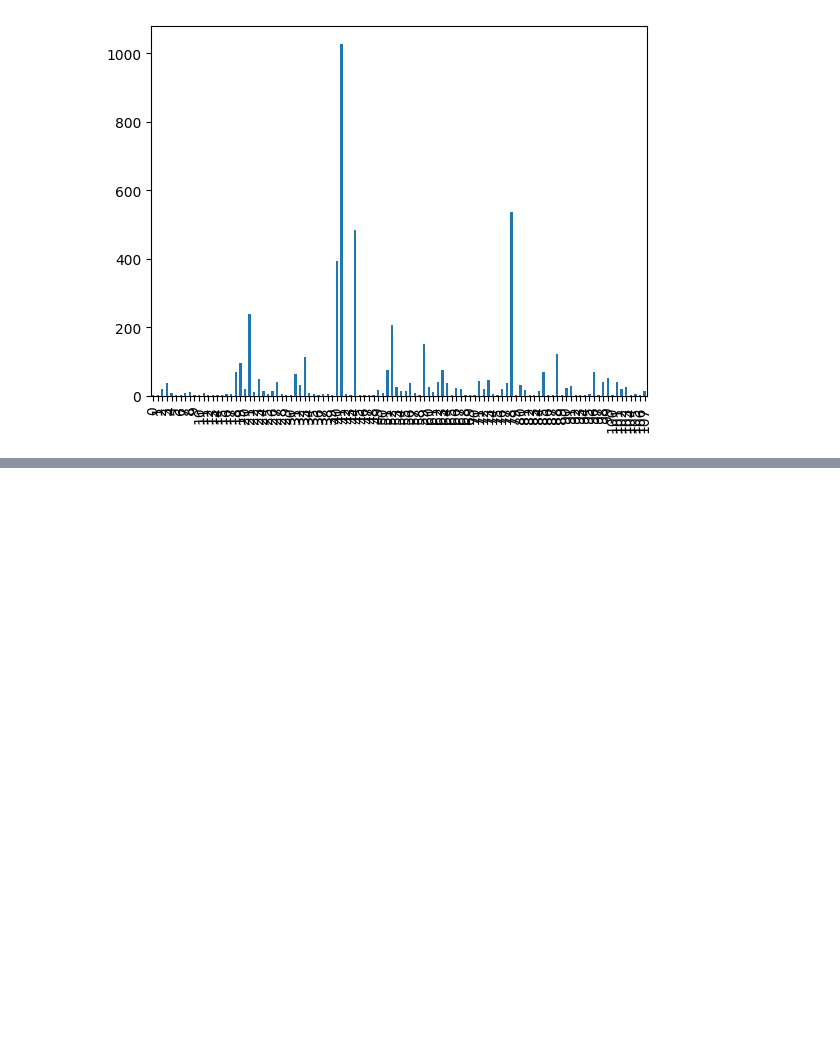
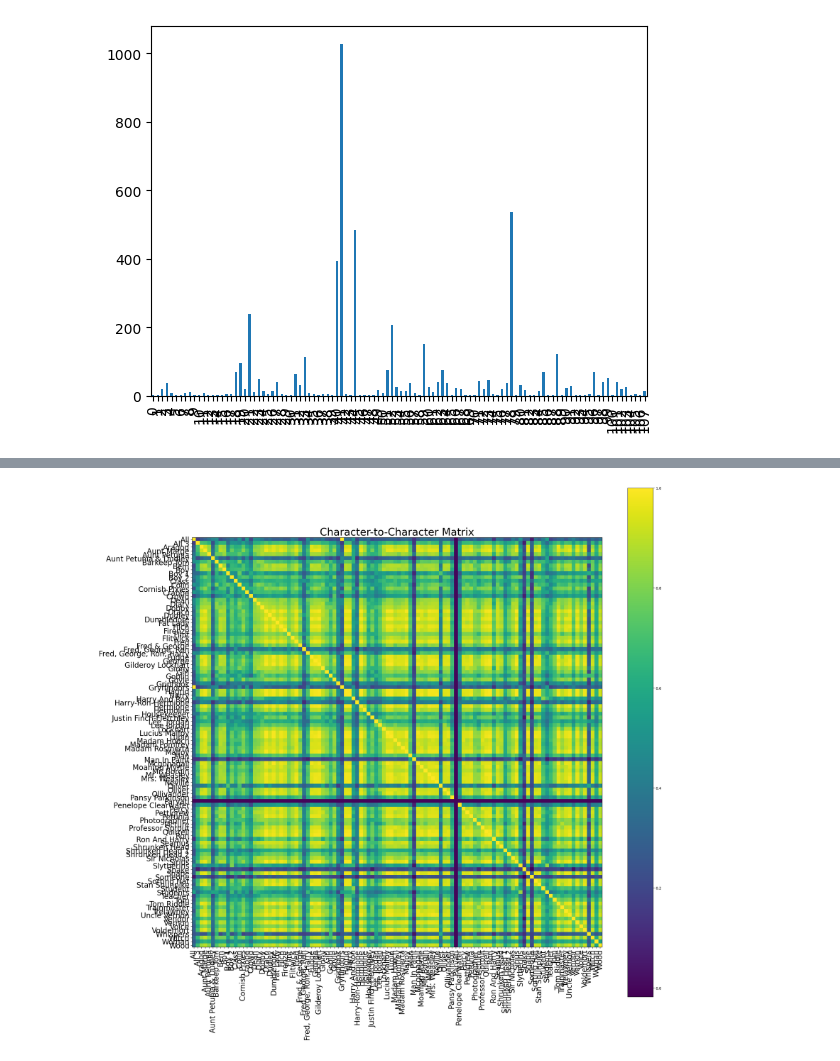
Before and after one commit to DuminduA/NLP_Project_12, a Jupyter notebook: Analyze_dataset.ipynb, the cells around one changed output, grey strips where cells are left out. Saved outputs shown, nothing was run; the diff lists cells and outputs as text; code cells hidden in the pictures; blank space fills up the shorter version.

```diff
--- a/Analyze_dataset.ipynb
+++ b/Analyze_dataset.ipynb
@@ -92,0 +298,44 @@ plotLengethOfTotalScript(m.movies_df)
+# %%
+import gensim
+import pandas as pd
+import nltk
+import numpy as np
+from sklearn.metrics.pairwise import cosine_similarity
+import matplotlib.pyplot as plt
+import gensim.downloader as api
+
+# Download and load the Word2Vec model
+model = api.load("word2vec-google-news-300")
+
+# Group script text by character
+character_scripts = m.movies_df.groupby('Character')['Sentence'].apply(' '.join).reset_index()
+
+# Tokenize and preprocess the script for each character
+character_scripts['Preprocessed_Script'] = character_scripts['Sentence'].apply(preprocess_text)
+
+# Function to calculate the average Word2Vec embedding for a script
+def calculate_average_embedding(tokens, model):
+    embeddings = [model[token] for token in tokens if token in model.key_to_index]
+    if embeddings:
+        return np.mean(embeddings, axis=0)
+    else:
+        return np.zeros(model.vector_size)
+
+# Calculate average Word2Vec embeddings for each character's script
+character_embeddings = []
+
+for script_tokens in character_scripts['Preprocessed_Script']:
+    character_embedding = calculate_average_embedding(script_tokens, model)
+    character_embeddings.append(character_embedding)
+
+# Calculate cosine similarity between character embeddings
+similarity_matrix = cosine_similarity(character_embeddings)
+
+# Create a DataFrame to represent the similarity matrix
+character_names = character_scripts['Character']
+similarity_df_word2vec = pd.DataFrame(similarity_matrix, columns=character_names, index=character_names)
+# %%
+#Plot the matrix
+CharacterToCharacterMatrixPlot(character_scripts['Character'], similarity_df_word2vec)
+# %% [output]
+[figure, added]
```
Also changed, not shown: parts of 8 cells of this notebook, 1 other file.
